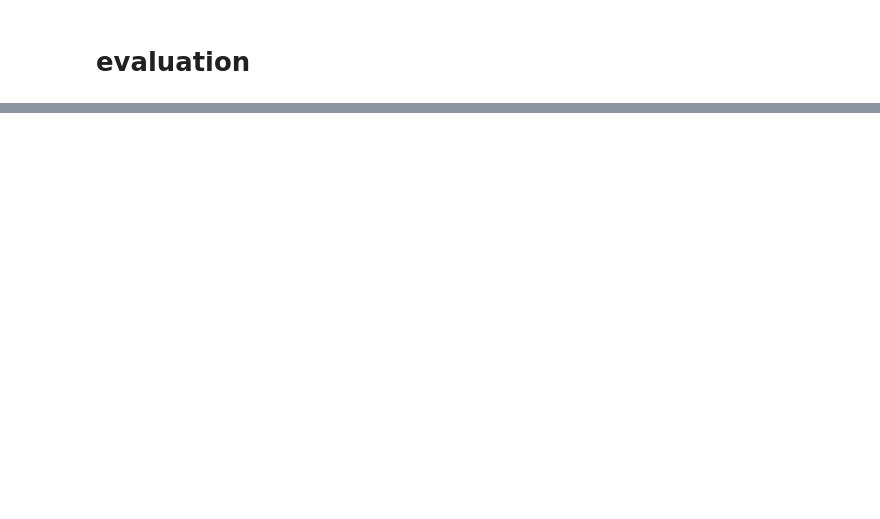
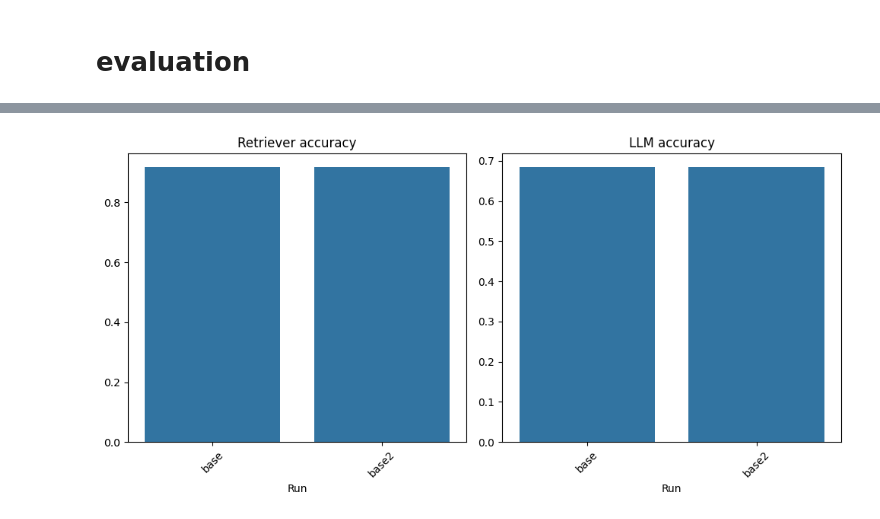
Before and after one commit to viktorpovazhuk/home_assistant_llm, a Jupyter notebook: validation.ipynb, the cells around one changed output, grey strips where cells are left out. Saved outputs shown, nothing was run; the diff lists cells and outputs as text; code cells hidden in the pictures; blank space fills up the shorter version.

```diff
--- a/validation.ipynb
+++ b/validation.ipynb
@@ -551,17 +420,0 @@ Excluding samples with incorrectly retrieved method, part of samples with additi
-# %%
-import matplotlib.pyplot as plt
-import seaborn as sns
-
-df = compared_output_df
-
-sns.catplot(
-    data=df, y="method", hue="inc_params", kind="count",
-    palette="pastel", edgecolor=".6",
-)
-plt.show()
-
-sns.catplot(
-    data=df[df['method'] == True], y="inc_params", hue="add_params", kind="count",
-    palette="pastel", edgecolor=".6",
-)
-plt.show()
@@ -570,0 +551,16 @@ plt.show()
+# %%
+def plot_results(run_names):
+    df = pd.read_csv(OUTPUT_DIR / 'results.csv')
+    df = df[df['run_name'].isin(run_names)]
+    fig, axs = plt.subplots(ncols=2, figsize=(10, 5))
+
+    sns.barplot(data=df, x="run_name", y="method_acc", ax=axs[0])
+    axs[0].set(xlabel='Run', ylabel='', title="Retriever accuracy")
+    axs[0].tick_params(axis='x', rotation=45)
+
+    sns.barplot(data=df, x="run_name", y="json_acc", ax=axs[1])
+    axs[1].set(xlabel='Run', ylabel='', title="LLM accuracy")
+    axs[1].tick_params(axis='x', rotation=45)
+
+    fig.tight_layout()
+    plt.show()
@@ -570,0 +613,4 @@ plt.show()
+# %%
+plot_results(['base', 'base2'])
+# %% [output]
+[figure, added]
```
Also changed, not shown: parts of 32 cells of this notebook, 1 other file.
